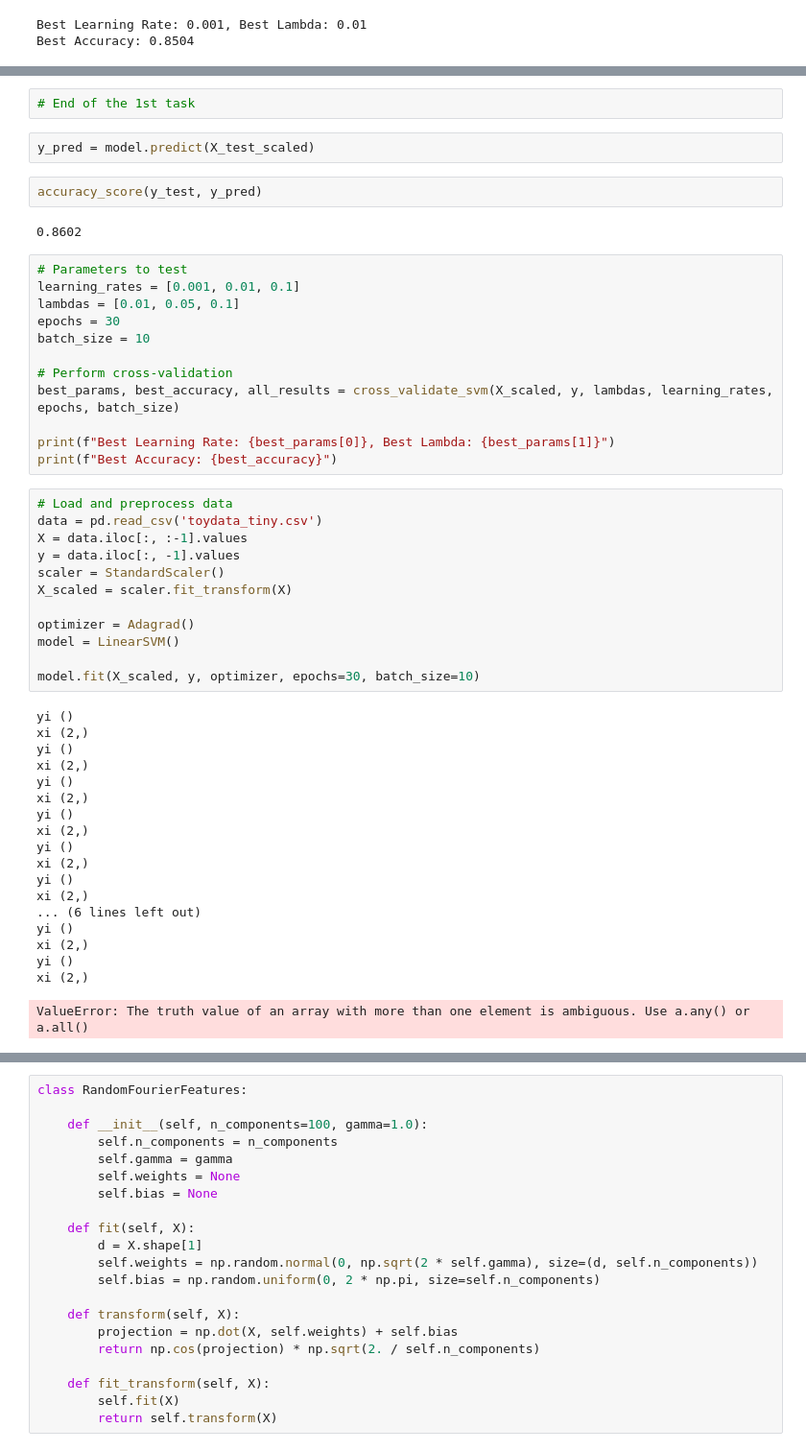
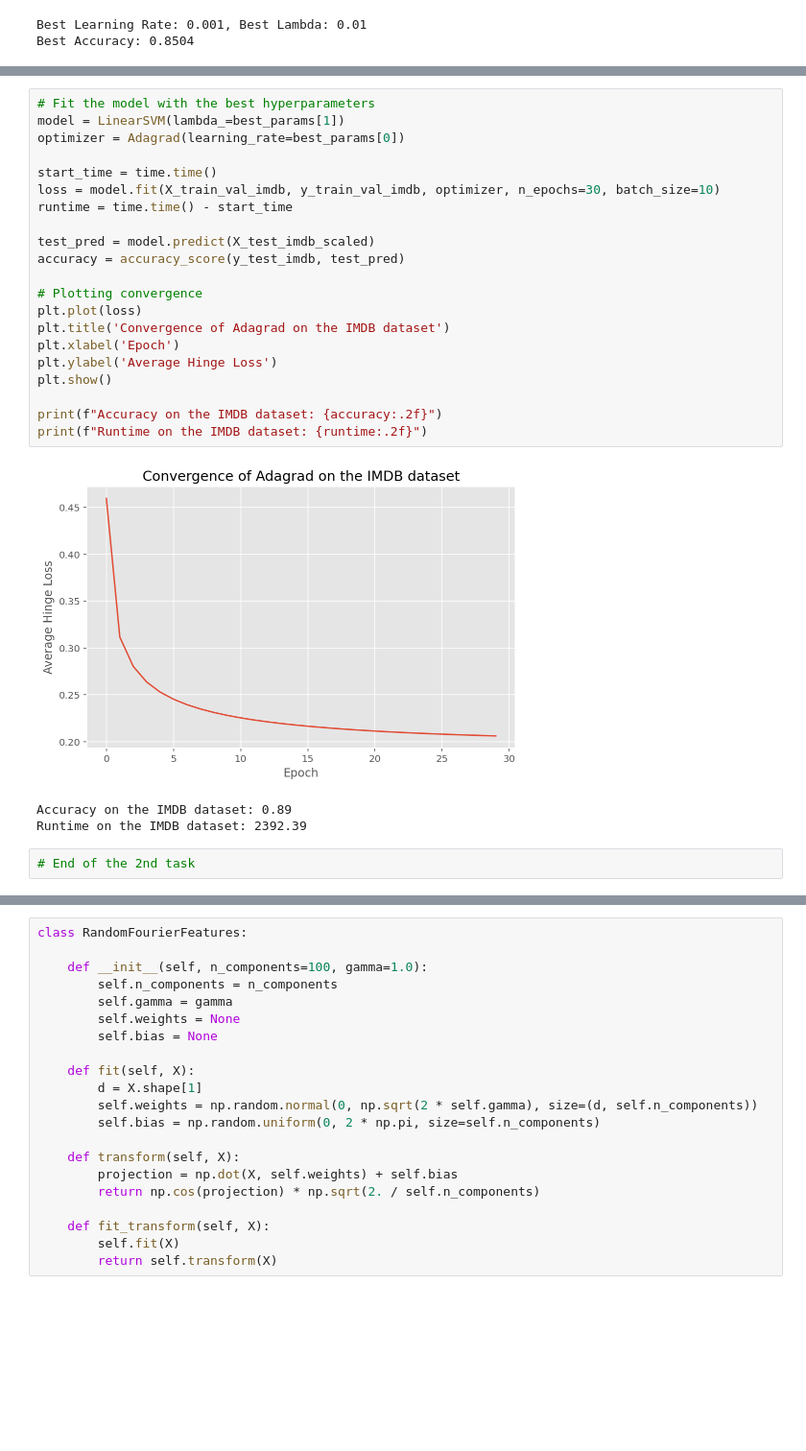
Before and after one commit to linglingec/large-scale-svm, a Jupyter notebook: test.ipynb, the cells around one changed output, grey strips where cells are left out. Shown at 96% size. Saved outputs shown, nothing was run; the diff lists cells and outputs as text; blank space fills up the shorter version.

Commit message:
Task 2 finished

```diff
--- a/test.ipynb
+++ b/test.ipynb
@@ -178,51 +299,27 @@ Runtime on the IMDB dataset: 2483.92
+# %%
+# Fit the model with the best hyperparameters
+model = LinearSVM(lambda_=best_params[1])
+optimizer = Adagrad(learning_rate=best_params[0])
+
+start_time = time.time()
+loss = model.fit(X_train_val_imdb, y_train_val_imdb, optimizer, n_epochs=30, batch_size=10)
+runtime = time.time() - start_time
+
+test_pred = model.predict(X_test_imdb_scaled)
+accuracy = accuracy_score(y_test_imdb, test_pred)
+
+# Plotting convergence
+plt.plot(loss)
+plt.title('Convergence of Adagrad on the IMDB dataset')
+plt.xlabel('Epoch')
+plt.ylabel('Average Hinge Loss')
+plt.show()
+
+print(f"Accuracy on the IMDB dataset: {accuracy:.2f}")
+print(f"Runtime on the IMDB dataset: {runtime:.2f}")
+# %% [output]
+[figure, added]
+Accuracy on the IMDB dataset: 0.89
+Runtime on the IMDB dataset: 2392.39
 # %%
-# End of the 1st task
+# End of the 2nd task
-# %%
-y_pred = model.predict(X_test_scaled)
-# %%
-accuracy_score(y_test, y_pred)
-# %% [output]
-0.8602
-# %%
-# Parameters to test
-learning_rates = [0.001, 0.01, 0.1]
-lambdas = [0.01, 0.05, 0.1]
-epochs = 30
-batch_size = 10
-
-# Perform cross-validation
-best_params, best_accuracy, all_results = cross_validate_svm(X_scaled, y, lambdas, learning_rates, epochs, batch_size)
-
-print(f"Best Learning Rate: {best_params[0]}, Best Lambda: {best_params[1]}")
-print(f"Best Accuracy: {best_accuracy}")
-# %%
-# Load and preprocess data
-data = pd.read_csv('toydata_tiny.csv')
-X = data.iloc[:, :-1].values
-y = data.iloc[:, -1].values
-scaler = StandardScaler()
-X_scaled = scaler.fit_transform(X)
-
-optimizer = Adagrad()
-model = LinearSVM()
-
-model.fit(X_scaled, y, optimizer, epochs=30, batch_size=10)
-# %% [output]
-yi ()
-xi (2,)
-yi ()
-xi (2,)
-yi ()
-xi (2,)
-yi ()
-xi (2,)
-yi ()
-xi (2,)
-yi ()
-xi (2,)
-... (6 lines left out)
-yi ()
-xi (2,)
-yi ()
-xi (2,)
-ValueError: The truth value of an array with more than one element is ambiguous. Use a.any() or a.all()
```
Also changed, not shown: parts of 34 cells of this notebook.
